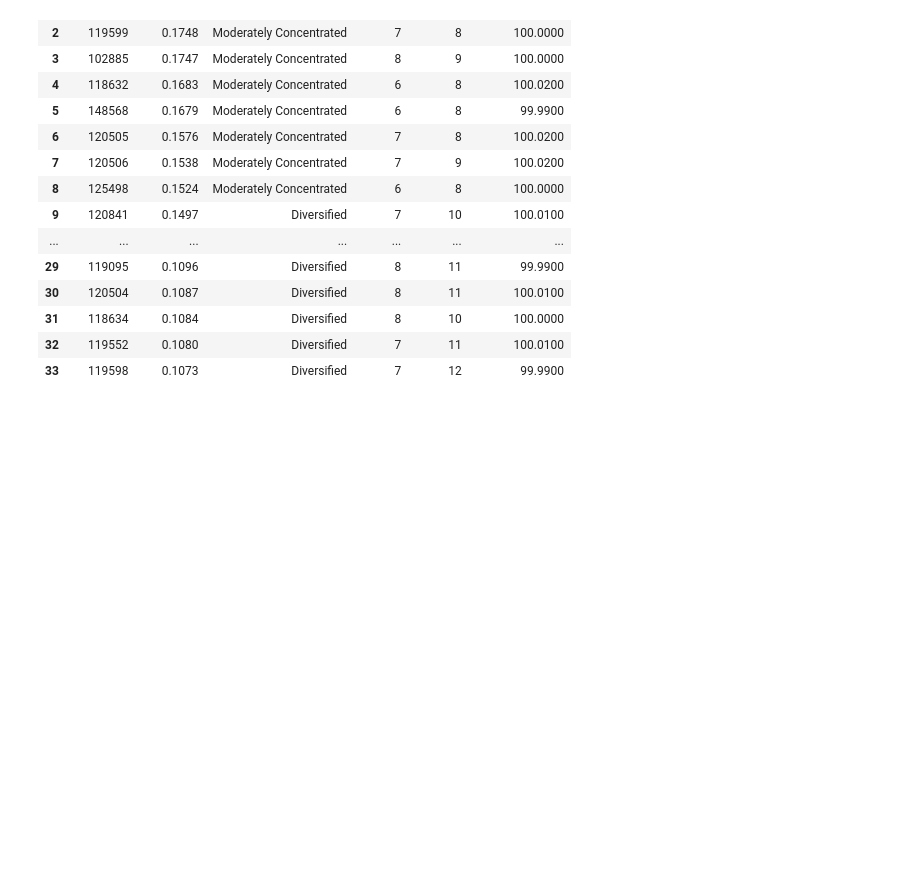
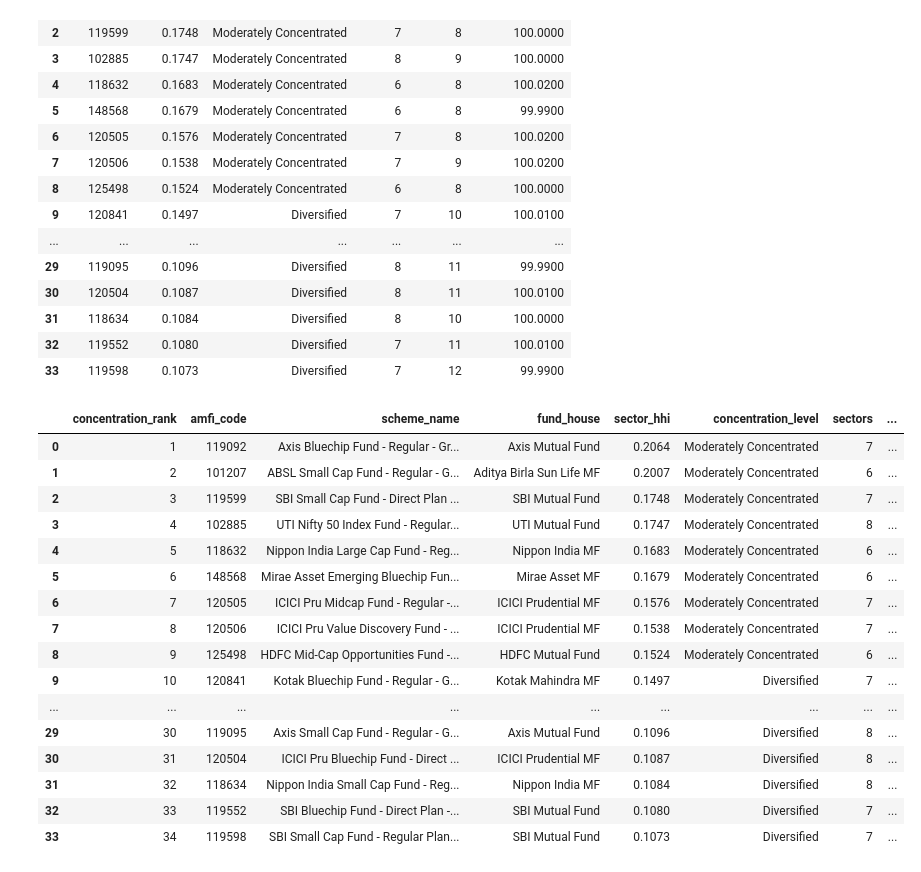
Before and after one commit to VANSHxGIT/CapstoneProject.Mutual_Fund_Analysis, a Jupyter notebook: notebooks/Advanced_Analytics.ipynb, the cells around one changed output. Cells and saved outputs as stored; diff of their text form; code cells hidden in the pictures; blank space fills up the shorter version.

```diff
--- a/notebooks/Advanced_Analytics.ipynb
+++ b/notebooks/Advanced_Analytics.ipynb
@@ -1229,3 +1229,54 @@ display(
 | 31 | 118634 | 0.1084 | Diversified | 8 | 10 | 100.0000 |
 | 32 | 119552 | 0.1080 | Diversified | 7 | 11 | 100.0100 |
 | 33 | 119598 | 0.1073 | Diversified | 7 | 12 | 99.9900 |
+# %%
+# Add Fund Names
+
+fund_lookup = (
+    scheme[
+        ["amfi_code", "scheme_name", "fund_house"]
+    ]
+    .drop_duplicates("amfi_code")
+)
+
+hhi = hhi.merge(
+    fund_lookup,
+    on="amfi_code",
+    how="left"
+)
+
+hhi = hhi[
+    [
+        "concentration_rank",
+        "amfi_code",
+        "scheme_name",
+        "fund_house",
+        "sector_hhi",
+        "concentration_level",
+        "sectors",
+        "holdings",
+        "total_weight_pct"
+    ]
+].sort_values(
+    "concentration_rank"
+)
+
+display(hhi)
+# %% [output]
+|  | concentration_rank | amfi_code | scheme_name | fund_house | sector_hhi | concentration_level | sectors | ... |
+| 0 | 1 | 119092 | Axis Bluechip Fund - Regular - Gr... | Axis Mutual Fund | 0.2064 | Moderately Concentrated | 7 | ... |
+| 1 | 2 | 101207 | ABSL Small Cap Fund - Regular - G... | Aditya Birla Sun Life MF | 0.2007 | Moderately Concentrated | 6 | ... |
+| 2 | 3 | 119599 | SBI Small Cap Fund - Direct Plan ... | SBI Mutual Fund | 0.1748 | Moderately Concentrated | 7 | ... |
+| 3 | 4 | 102885 | UTI Nifty 50 Index Fund - Regular... | UTI Mutual Fund | 0.1747 | Moderately Concentrated | 8 | ... |
+| 4 | 5 | 118632 | Nippon India Large Cap Fund - Reg... | Nippon India MF | 0.1683 | Moderately Concentrated | 6 | ... |
+| 5 | 6 | 148568 | Mirae Asset Emerging Bluechip Fun... | Mirae Asset MF | 0.1679 | Moderately Concentrated | 6 | ... |
+| 6 | 7 | 120505 | ICICI Pru Midcap Fund - Regular -... | ICICI Prudential MF | 0.1576 | Moderately Concentrated | 7 | ... |
+| 7 | 8 | 120506 | ICICI Pru Value Discovery Fund - ... | ICICI Prudential MF | 0.1538 | Moderately Concentrated | 7 | ... |
+| 8 | 9 | 125498 | HDFC Mid-Cap Opportunities Fund -... | HDFC Mutual Fund | 0.1524 | Moderately Concentrated | 6 | ... |
+| 9 | 10 | 120841 | Kotak Bluechip Fund - Regular - G... | Kotak Mahindra MF | 0.1497 | Diversified | 7 | ... |
+| ... | ... | ... | ... | ... | ... | ... | ... | ... |
+| 29 | 30 | 119095 | Axis Small Cap Fund - Regular - G... | Axis Mutual Fund | 0.1096 | Diversified | 8 | ... |
+| 30 | 31 | 120504 | ICICI Pru Bluechip Fund - Direct ... | ICICI Prudential MF | 0.1087 | Diversified | 8 | ... |
+| 31 | 32 | 118634 | Nippon India Small Cap Fund - Reg... | Nippon India MF | 0.1084 | Diversified | 8 | ... |
+| 32 | 33 | 119552 | SBI Bluechip Fund - Direct Plan -... | SBI Mutual Fund | 0.1080 | Diversified | 7 | ... |
+| 33 | 34 | 119598 | SBI Small Cap Fund - Regular Plan... | SBI Mutual Fund | 0.1073 | Diversified | 7 | ... |
```
Also changed, not shown: parts of 3 cells of this notebook, 2 other files.
